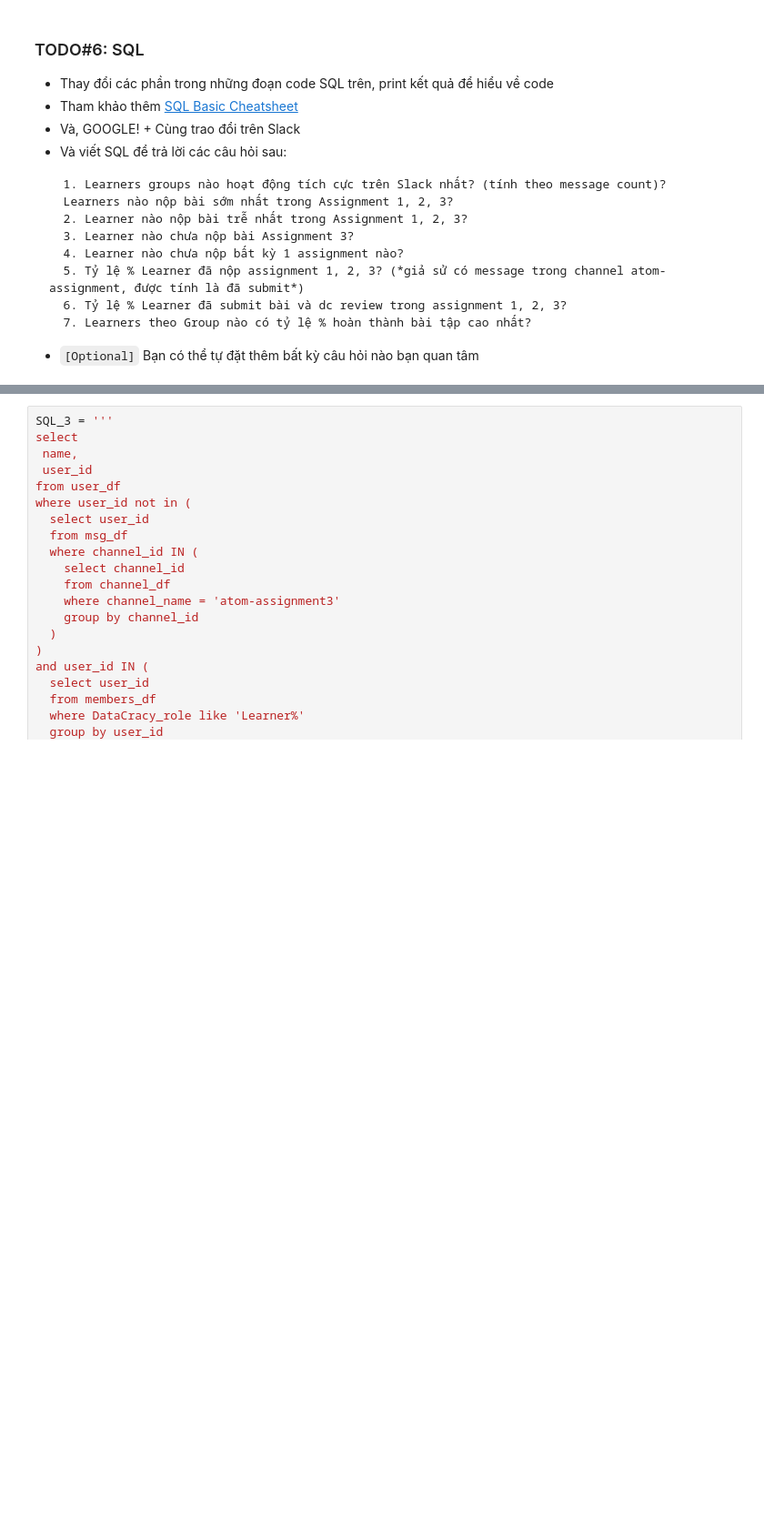
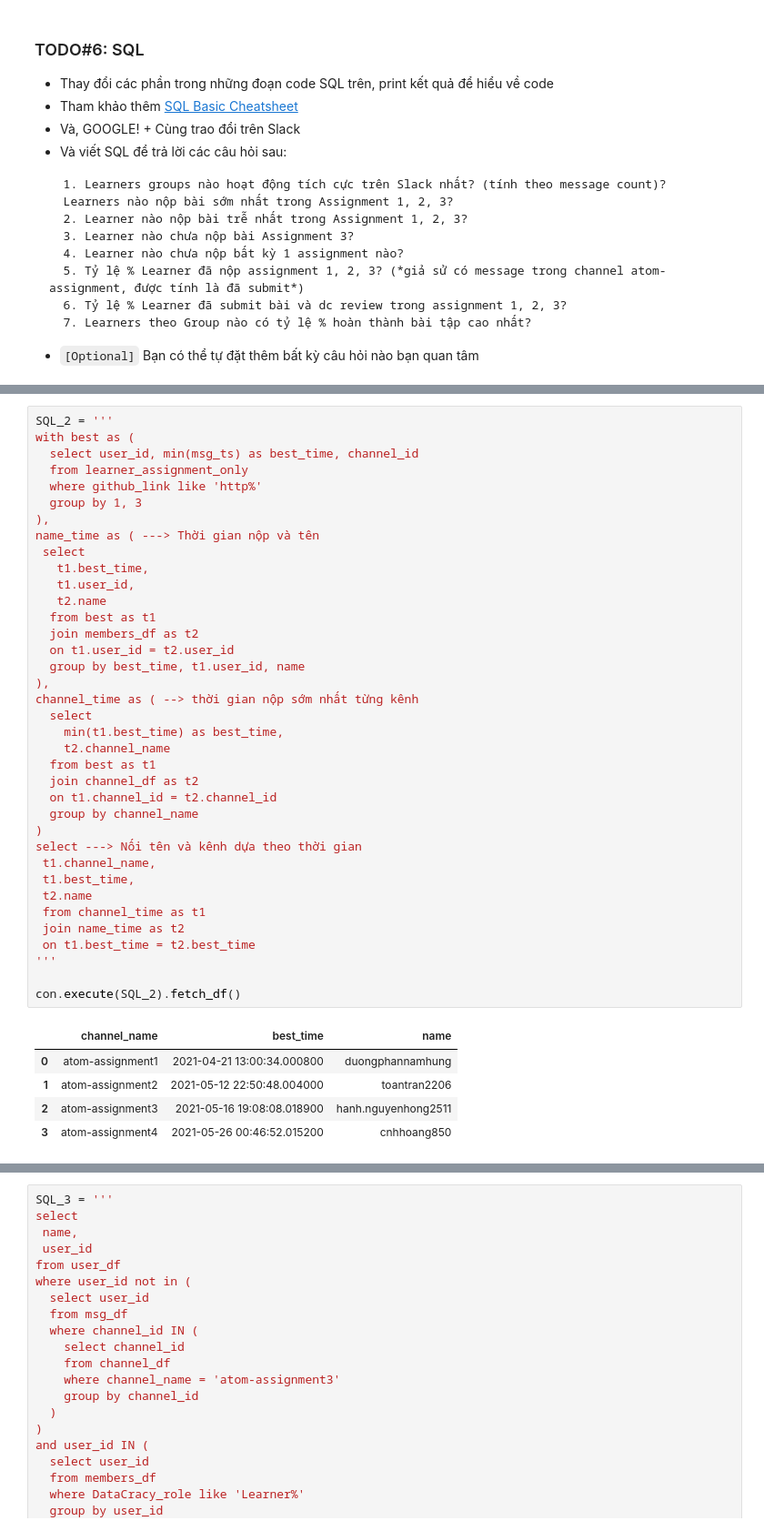
Before and after one commit to cnhhoang850/atom-assignments, a Jupyter notebook: assignment_4/home_assignment_4.ipynb, the cells around one changed output, grey strips where cells are left out. Shown: that part at 91% size. Cells and saved outputs as stored; diff of their text form; blank space fills up the shorter version.

```diff
--- a/assignment_4/home_assignment_4.ipynb
+++ b/assignment_4/home_assignment_4.ipynb
@@ -691,4 +742,47 @@ con.execute(SQL_1).fetch_df()
 | 7 | atom-assignment1 | chuviethong.vn | 2 | Learner_Gr1 |
 | 8 | atom-assignment1 | tranquan030894 | 2 | Learner_Gr4 |
 | 9 | atom-week1 | nvlinh.dth | 2 | Learner_Gr1 |
+# %%
+SQL_2 = '''
+with best as (
+  select user_id, min(msg_ts) as best_time, channel_id
+  from learner_assignment_only
+  where github_link like 'http%'
+  group by 1, 3
+),
+name_time as ( ---> Thời gian nộp và tên
+ select
+   t1.best_time,
+   t1.user_id,
+   t2.name
+  from best as t1
+  join members_df as t2
+  on t1.user_id = t2.user_id
+  group by best_time, t1.user_id, name
+),
+channel_time as ( --> thời gian nộp sớm nhất từng kênh
+  select
+    min(t1.best_time) as best_time,
+    t2.channel_name
+  from best as t1
+  join channel_df as t2
+  on t1.channel_id = t2.channel_id
+  group by channel_name
+)
+select ---> Nối tên và kênh dựa theo thời gian
+ t1.channel_name,
+ t1.best_time,
+ t2.name
+ from channel_time as t1
+ join name_time as t2
+ on t1.best_time = t2.best_time
+'''
+
+con.execute(SQL_2).fetch_df()
+# %% [output]
+|  | channel_name | best_time | name |
+| 0 | atom-assignment1 | 2021-04-21 13:00:34.000800 | duongphannamhung |
+| 1 | atom-assignment2 | 2021-05-12 22:50:48.004000 | toantran2206 |
+| 2 | atom-assignment3 | 2021-05-16 19:08:08.018900 | hanh.nguyenhong2511 |
+| 3 | atom-assignment4 | 2021-05-26 00:46:52.015200 | cnhhoang850 |
 # %%
```
Also changed, not shown: parts of 22 cells of this notebook.
